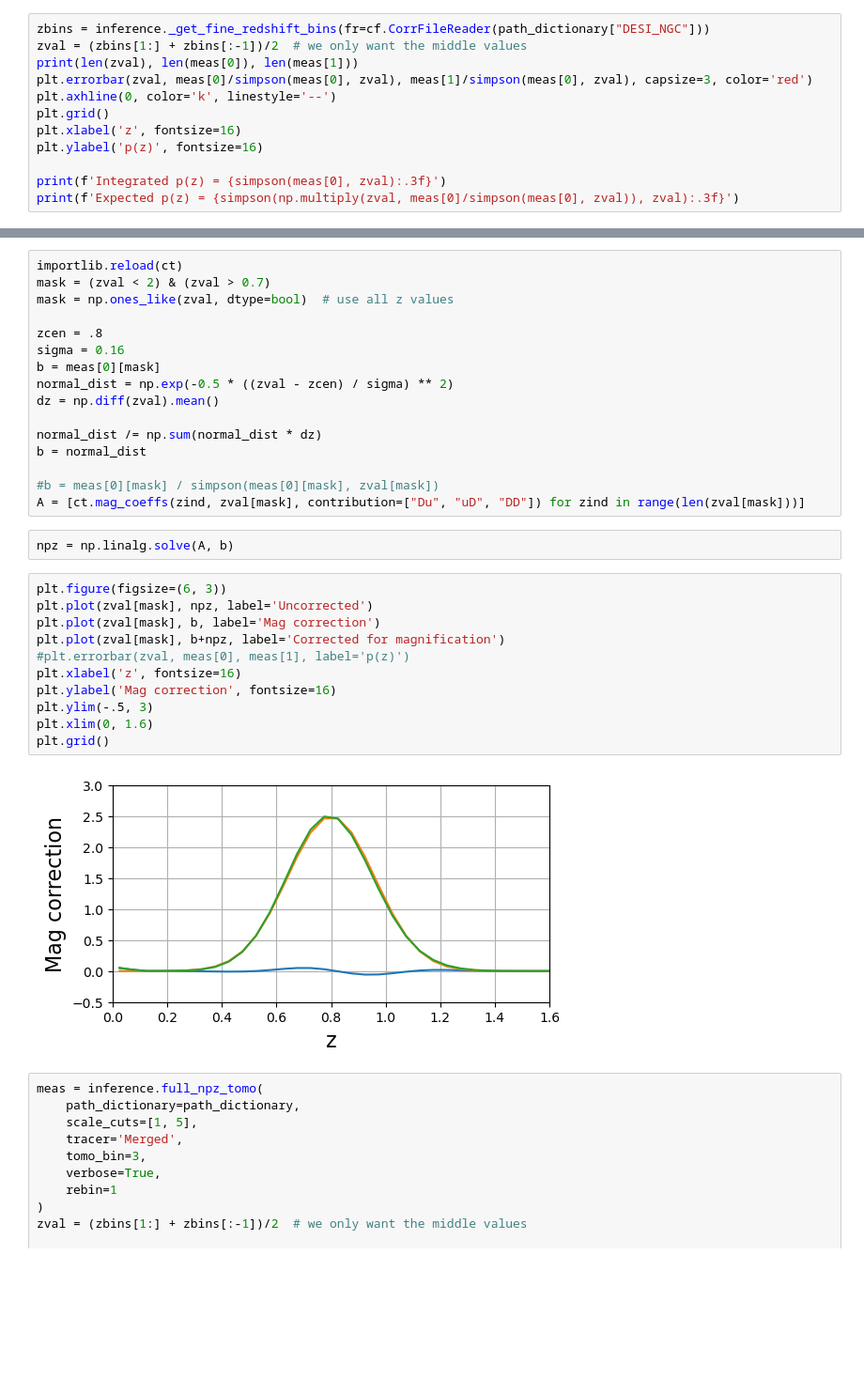
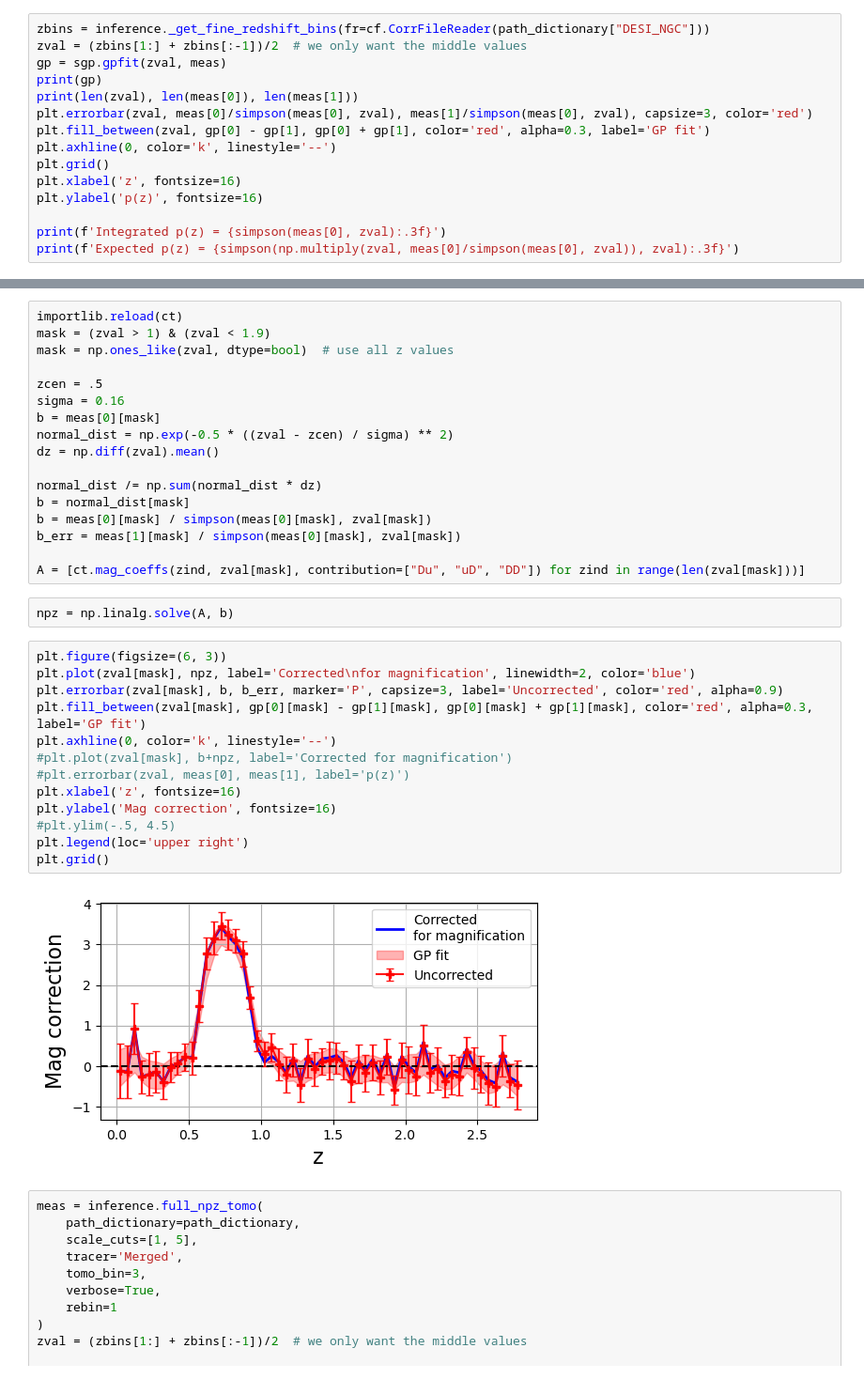
Before and after one commit to JeanCHDJdev/desi-y3-hsc, a Jupyter notebook: src/statistics/merged_results.ipynb, the cells around one changed output, grey strips where cells are left out. Shown at 94% size. Cells and saved outputs as stored; diff of their text form; blank space fills up the shorter version.

Commit message:
updates on magnification modelling and bias calibration

```diff
--- a/src/statistics/merged_results.ipynb
+++ b/src/statistics/merged_results.ipynb
@@ -164,8 +153,11 @@ Using merged method for tracer Merged and tomo bin 2.
 # %%
 zbins = inference._get_fine_redshift_bins(fr=cf.CorrFileReader(path_dictionary["DESI_NGC"]))
 zval = (zbins[1:] + zbins[:-1])/2  # we only want the middle values
+gp = sgp.gpfit(zval, meas)
+print(gp)
 print(len(zval), len(meas[0]), len(meas[1]))
 plt.errorbar(zval, meas[0]/simpson(meas[0], zval), meas[1]/simpson(meas[0], zval), capsize=3, color='red')
+plt.fill_between(zval, gp[0] - gp[1], gp[0] + gp[1], color='red', alpha=0.3, label='GP fit')
 plt.axhline(0, color='k', linestyle='--')
 plt.grid()
 plt.xlabel('z', fontsize=16)
@@ -181,34 +187,37 @@ Expected p(z) = 0.557
 # %%
 importlib.reload(ct)
-mask = (zval < 2) & (zval > 0.7)
+mask = (zval > 1) & (zval < 1.9)
 mask = np.ones_like(zval, dtype=bool)  # use all z values
 
-zcen = .8
+zcen = .5
 sigma = 0.16
 b = meas[0][mask]
 normal_dist = np.exp(-0.5 * ((zval - zcen) / sigma) ** 2)
 dz = np.diff(zval).mean()
 
 normal_dist /= np.sum(normal_dist * dz)
-b = normal_dist
+b = normal_dist[mask]
+b = meas[0][mask] / simpson(meas[0][mask], zval[mask])
+b_err = meas[1][mask] / simpson(meas[0][mask], zval[mask])
 
-#b = meas[0][mask] / simpson(meas[0][mask], zval[mask])
 A = [ct.mag_coeffs(zind, zval[mask], contribution=["Du", "uD", "DD"]) for zind in range(len(zval[mask]))]
 # %%
 npz = np.linalg.solve(A, b)
 # %%
 plt.figure(figsize=(6, 3))
-plt.plot(zval[mask], npz, label='Uncorrected')
-plt.plot(zval[mask], b, label='Mag correction')
-plt.plot(zval[mask], b+npz, label='Corrected for magnification')
+plt.plot(zval[mask], npz, label='Corrected\nfor magnification', linewidth=2, color='blue')
+plt.errorbar(zval[mask], b, b_err, marker='P', capsize=3, label='Uncorrected', color='red', alpha=0.9)
+plt.fill_between(zval[mask], gp[0][mask] - gp[1][mask], gp[0][mask] + gp[1][mask], color='red', alpha=0.3, label='GP fit')
+plt.axhline(0, color='k', linestyle='--')
+#plt.plot(zval[mask], b+npz, label='Corrected for magnification')
 #plt.errorbar(zval, meas[0], meas[1], label='p(z)')
 plt.xlabel('z', fontsize=16)
 plt.ylabel('Mag correction', fontsize=16)
-plt.ylim(-.5, 3)
-plt.xlim(0, 1.6)
+#plt.ylim(-.5, 4.5)
+plt.legend(loc='upper right')
 plt.grid()
 # %% [output]
-[figure, old version]
+[figure, new version]
 # %%
 meas = inference.full_npz_tomo(
     path_dictionary=path_dictionary,
```
Also changed, not shown: parts of 3 cells of this notebook, 6 other files.
